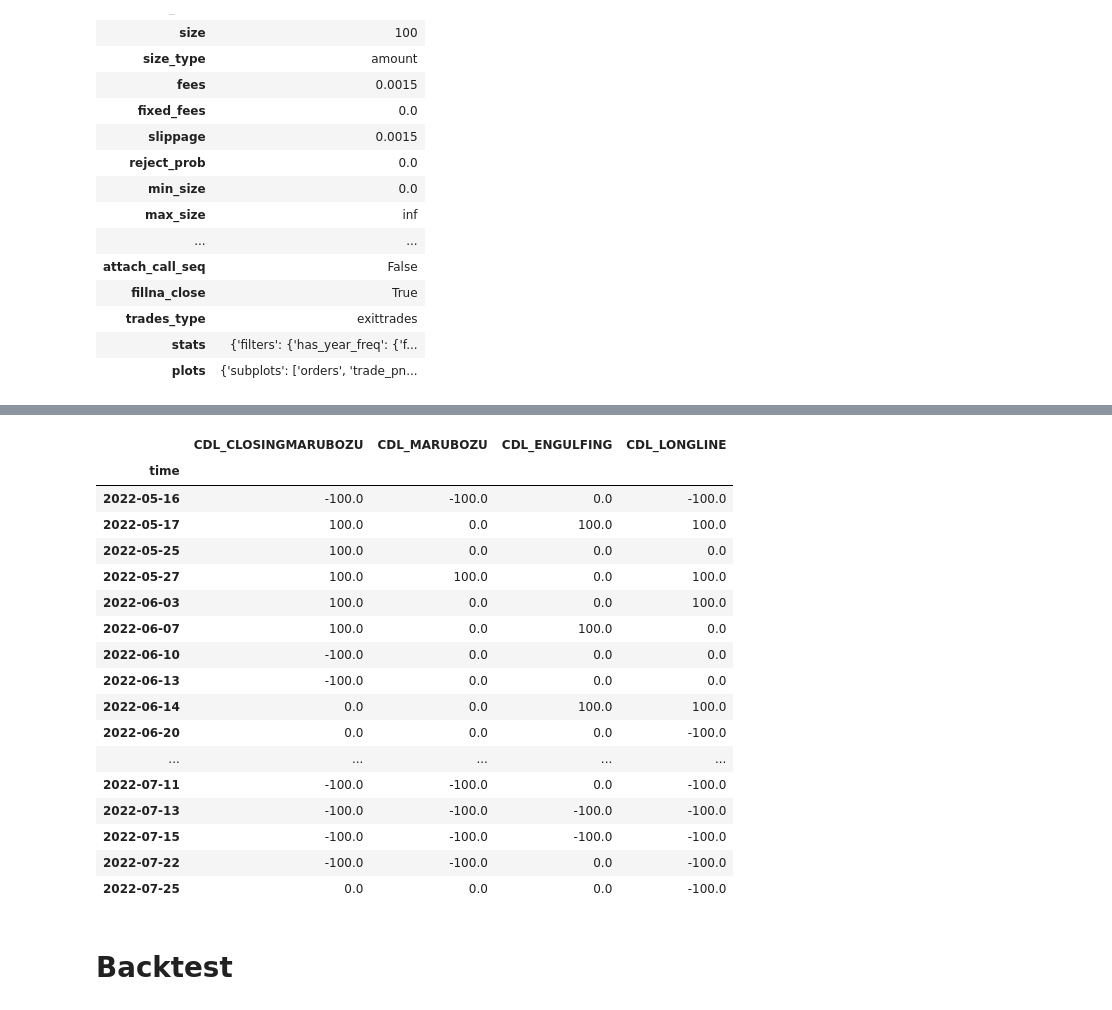
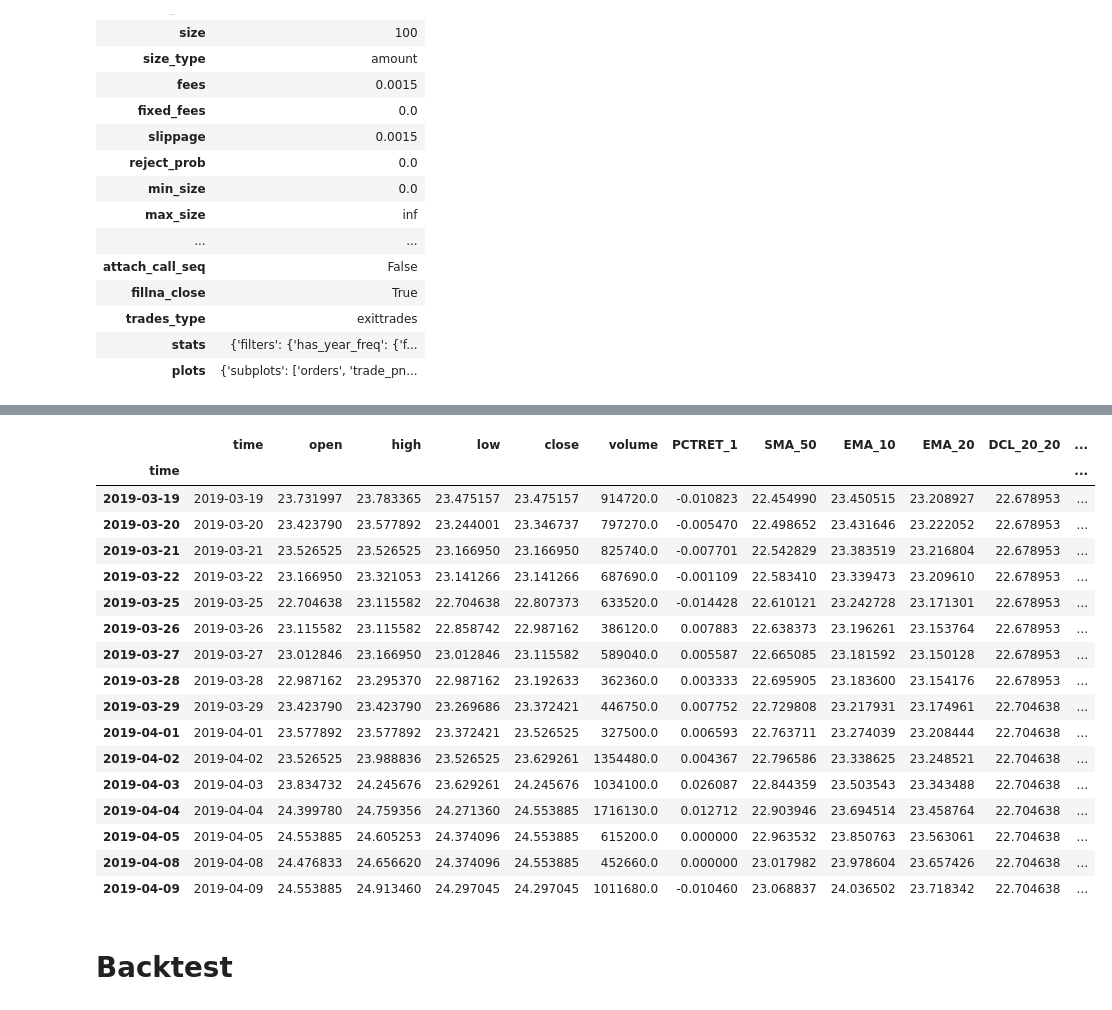
Before and after one commit to minhmanminhman/stock-env, a Jupyter notebook: notebooks/test_vectorbt.ipynb, the cells around one changed output, grey strips where cells are left out. Saved outputs shown, nothing was run; the diff lists cells and outputs as text; code cells hidden in the pictures.

```diff
--- a/notebooks/test_vectorbt.ipynb
+++ b/notebooks/test_vectorbt.ipynb
@@ -100,26 +107,24 @@ df.tail()
-# %%
-cdl_pattern_cols = 'CDL_CLOSINGMARUBOZU CDL_MARUBOZU CDL_ENGULFING CDL_LONGLINE'.split()
-cdl_pattern = df[cdl_pattern_cols]
-cdl_pattern[cdl_pattern.any(1) != 0].tail(20)
-# %% [output]
-|  | CDL_CLOSINGMARUBOZU | CDL_MARUBOZU | CDL_ENGULFING | CDL_LONGLINE |
-| time |  |  |  |  |
-| 2022-05-16 | -100.0 | -100.0 | 0.0 | -100.0 |
-| 2022-05-17 | 100.0 | 0.0 | 100.0 | 100.0 |
-| 2022-05-25 | 100.0 | 0.0 | 0.0 | 0.0 |
-| 2022-05-27 | 100.0 | 100.0 | 0.0 | 100.0 |
-| 2022-06-03 | 100.0 | 0.0 | 0.0 | 100.0 |
-| 2022-06-07 | 100.0 | 0.0 | 100.0 | 0.0 |
-| 2022-06-10 | -100.0 | 0.0 | 0.0 | 0.0 |
-| 2022-06-13 | -100.0 | 0.0 | 0.0 | 0.0 |
-| 2022-06-14 | 0.0 | 0.0 | 100.0 | 100.0 |
-| 2022-06-20 | 0.0 | 0.0 | 0.0 | -100.0 |
-| ... | ... | ... | ... | ... |
-| 2022-07-11 | -100.0 | -100.0 | 0.0 | -100.0 |
-| 2022-07-13 | -100.0 | -100.0 | -100.0 | -100.0 |
-| 2022-07-15 | -100.0 | -100.0 | -100.0 | -100.0 |
-| 2022-07-22 | -100.0 | -100.0 | 0.0 | -100.0 |
-| 2022-07-25 | 0.0 | 0.0 | 0.0 | -100.0 |
+# %%
+df.dropna().loc[:'2019-04-09']
+# %% [output]
+|  | time | open | high | low | close | volume | PCTRET_1 | SMA_50 | EMA_10 | EMA_20 | DCL_20_20 | ... |
+| time |  |  |  |  |  |  |  |  |  |  |  | ... |
+| 2019-03-19 | 2019-03-19 | 23.731997 | 23.783365 | 23.475157 | 23.475157 | 914720.0 | -0.010823 | 22.454990 | 23.450515 | 23.208927 | 22.678953 | ... |
+| 2019-03-20 | 2019-03-20 | 23.423790 | 23.577892 | 23.244001 | 23.346737 | 797270.0 | -0.005470 | 22.498652 | 23.431646 | 23.222052 | 22.678953 | ... |
+| 2019-03-21 | 2019-03-21 | 23.526525 | 23.526525 | 23.166950 | 23.166950 | 825740.0 | -0.007701 | 22.542829 | 23.383519 | 23.216804 | 22.678953 | ... |
+| 2019-03-22 | 2019-03-22 | 23.166950 | 23.321053 | 23.141266 | 23.141266 | 687690.0 | -0.001109 | 22.583410 | 23.339473 | 23.209610 | 22.678953 | ... |
+| 2019-03-25 | 2019-03-25 | 22.704638 | 23.115582 | 22.704638 | 22.807373 | 633520.0 | -0.014428 | 22.610121 | 23.242728 | 23.171301 | 22.678953 | ... |
+| 2019-03-26 | 2019-03-26 | 23.115582 | 23.115582 | 22.858742 | 22.987162 | 386120.0 | 0.007883 | 22.638373 | 23.196261 | 23.153764 | 22.678953 | ... |
+| 2019-03-27 | 2019-03-27 | 23.012846 | 23.166950 | 23.012846 | 23.115582 | 589040.0 | 0.005587 | 22.665085 | 23.181592 | 23.150128 | 22.678953 | ... |
+| 2019-03-28 | 2019-03-28 | 22.987162 | 23.295370 | 22.987162 | 23.192633 | 362360.0 | 0.003333 | 22.695905 | 23.183600 | 23.154176 | 22.678953 | ... |
+| 2019-03-29 | 2019-03-29 | 23.423790 | 23.423790 | 23.269686 | 23.372421 | 446750.0 | 0.007752 | 22.729808 | 23.217931 | 23.174961 | 22.704638 | ... |
+| 2019-04-01 | 2019-04-01 | 23.577892 | 23.577892 | 23.372421 | 23.526525 | 327500.0 | 0.006593 | 22.763711 | 23.274039 | 23.208444 | 22.704638 | ... |
+| 2019-04-02 | 2019-04-02 | 23.526525 | 23.988836 | 23.526525 | 23.629261 | 1354480.0 | 0.004367 | 22.796586 | 23.338625 | 23.248521 | 22.704638 | ... |
+| 2019-04-03 | 2019-04-03 | 23.834732 | 24.245676 | 23.629261 | 24.245676 | 1034100.0 | 0.026087 | 22.844359 | 23.503543 | 23.343488 | 22.704638 | ... |
+| 2019-04-04 | 2019-04-04 | 24.399780 | 24.759356 | 24.271360 | 24.553885 | 1716130.0 | 0.012712 | 22.903946 | 23.694514 | 23.458764 | 22.704638 | ... |
+| 2019-04-05 | 2019-04-05 | 24.553885 | 24.605253 | 24.374096 | 24.553885 | 615200.0 | 0.000000 | 22.963532 | 23.850763 | 23.563061 | 22.704638 | ... |
+| 2019-04-08 | 2019-04-08 | 24.476833 | 24.656620 | 24.374096 | 24.553885 | 452660.0 | 0.000000 | 23.017982 | 23.978604 | 23.657426 | 22.704638 | ... |
+| 2019-04-09 | 2019-04-09 | 24.553885 | 24.913460 | 24.297045 | 24.297045 | 1011680.0 | -0.010460 | 23.068837 | 24.036502 | 23.718342 | 22.704638 | ... |
 # %% [markdown]
 # Backtest
 # %%
```
Also changed, not shown: parts of 4 cells of this notebook.
